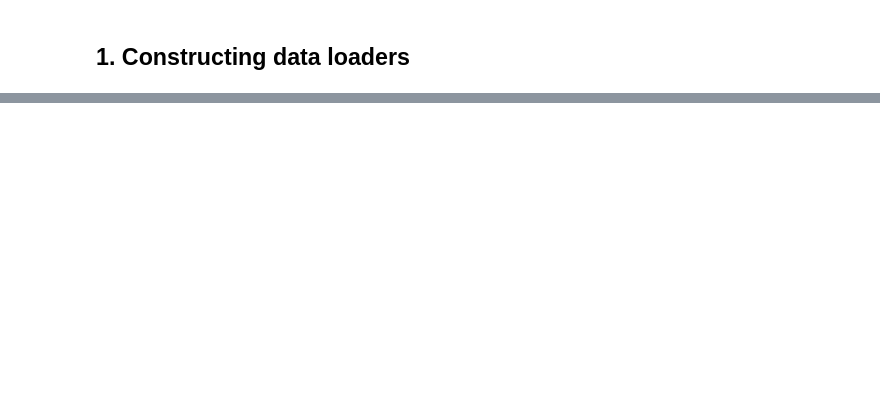
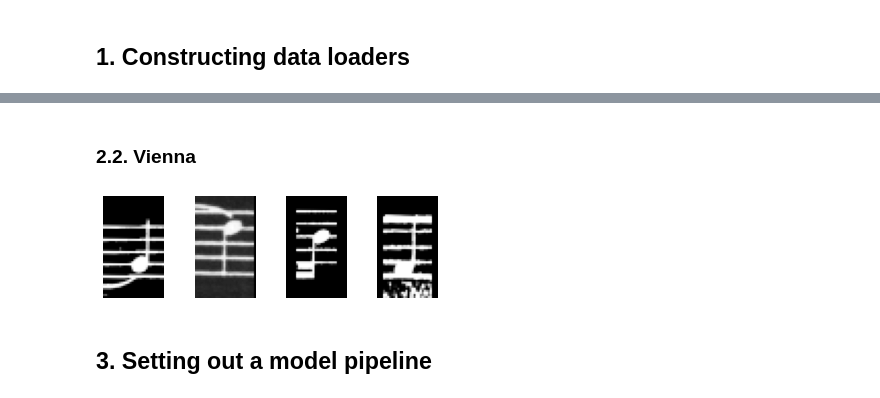
Before and after one commit to George-Holbrow-Wilshaw/Optical-Music-Recognition-Project, a Jupyter notebook: MultipleNoteDetection.ipynb, the cells around one changed output, grey strips where cells are left out. Drawn from its saved outputs; the diff is of its cells as text; code cells hidden in the pictures; blank space fills up the shorter version.

```diff
--- a/MultipleNoteDetection.ipynb
+++ b/MultipleNoteDetection.ipynb
@@ -122,0 +195,18 @@ training_data_generator = torch.utils.data.DataLoader(training_data,
+# %%
+params_DS = {'batch_size':4, 'collate_fn': collate_fn}
+params_V = {'batch_size': 16, 'shuffle': True, 'num_workers': 0}
+
+training_data_DS = DeepScores(train_df_DS)
+training_data_generator_DS = torch.utils.data.DataLoader(training_data_DS, **params_DS)
+
+test_data_DS = DeepScores(test_df_DS)
+test_data_generator_DS = torch.utils.data.DataLoader(test_data_DS, **params_DS)
+
+training_data_V  = ViennaSet(train_fns_V, ROOT_V)
+train_generator_V = torch.utils.data.DataLoader(training_data_V, **params_V)
+
+val_data_V = ViennaSet(val_fns_V, ROOT_V)
+val_generator_V = torch.utils.data.DataLoader(val_data_V, **params_V)
+
+test_data_V = ViennaSet(test_fns_V, ROOT_V)
+test_generator_V = torch.utils.data.DataLoader(test_data_V)
@@ -122,0 +247,15 @@ training_data_generator = torch.utils.data.DataLoader(training_data,
+# %% [markdown]
+### 2.2. Vienna
+# %%
+# Lets take a look at what a subset of the images look like
+idxs = [randrange(training_data_V.__len__()) for i in range(4)]
+
+for i, idx in enumerate(idxs):
+    plt.subplot(1, 4, i + 1)
+    plt.axis('off')
+    plt.imshow(training_data_V.__getitem__(idx)[0].squeeze(), cmap = 'Greys')
+    plt.subplots_adjust(wspace = 0.5)
+# %% [output]
+[figure, added]
+# %% [markdown]
+## 3. Setting out a model pipeline
```
Also changed, not shown: parts of 38 cells of this notebook, 10 other files.
